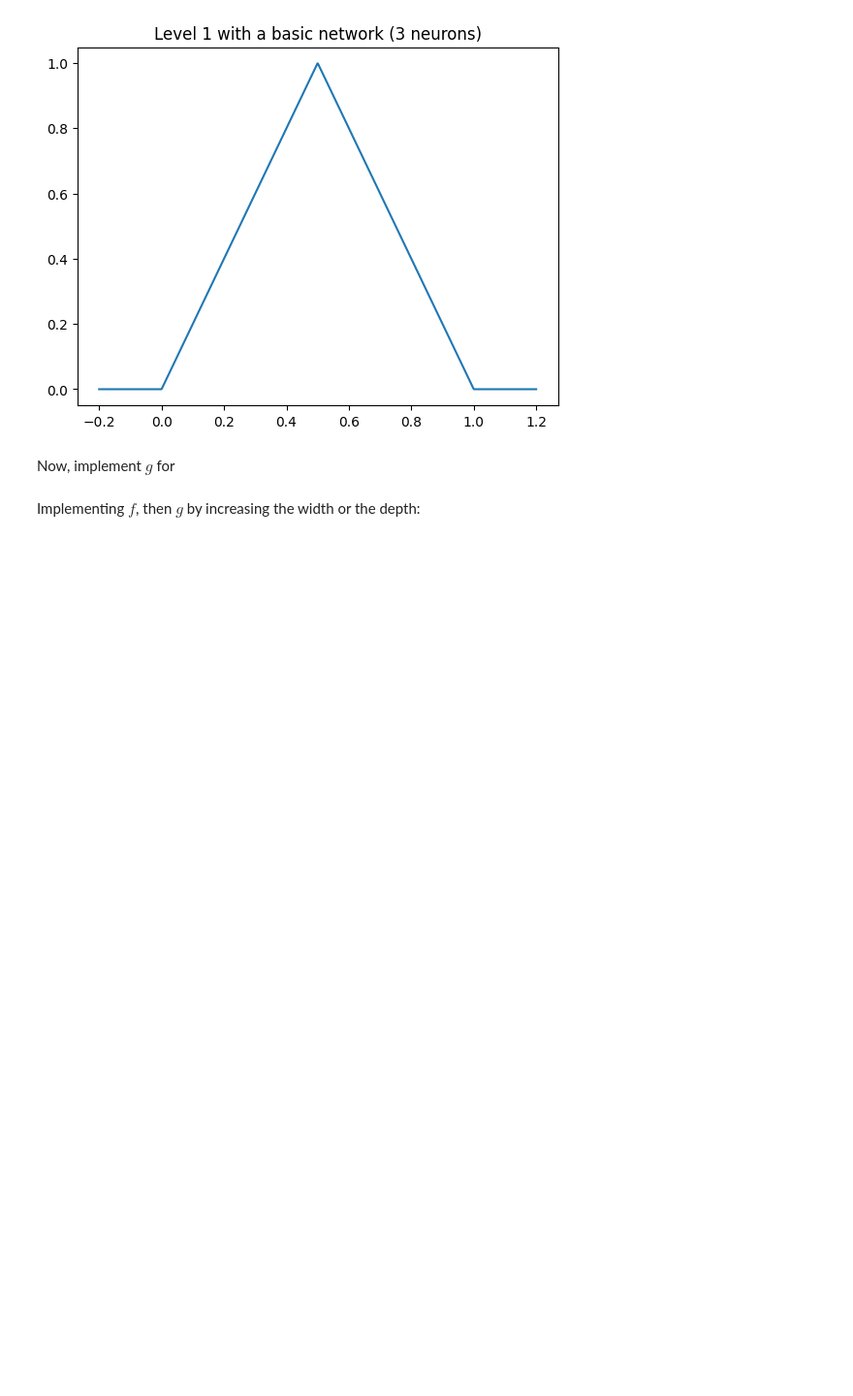
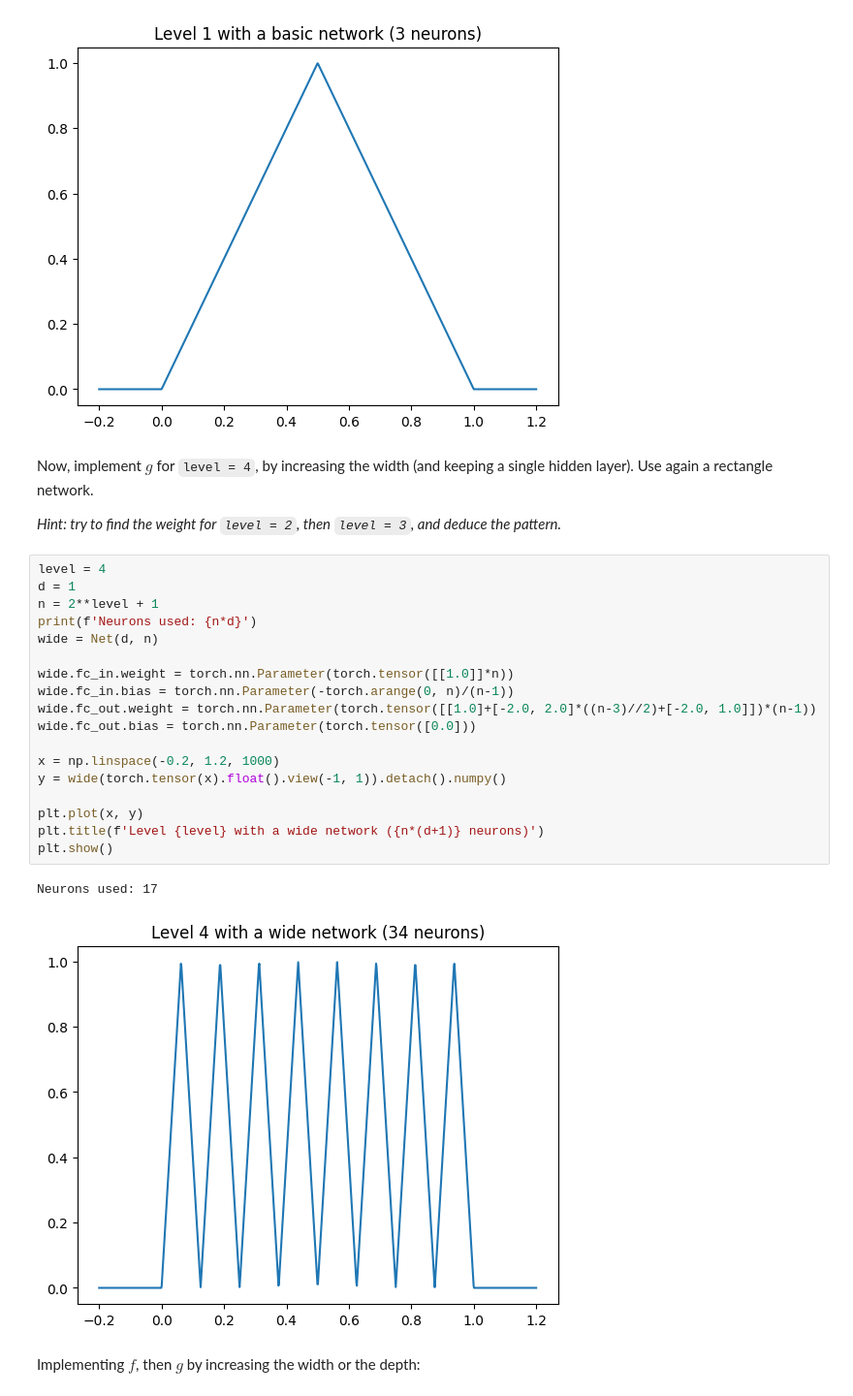
Before and after one commit to MICS-Lab/DeepLearningCourse, a Jupyter notebook: TD/DL_Practice_4_solutions.ipynb, the cells around one changed output. Shown at 97% size. Cells and saved outputs as stored; diff of their text form; blank space fills up the shorter version.

Commit message:
increasing the width

```diff
--- a/TD/DL_Practice_4_solutions.ipynb
+++ b/TD/DL_Practice_4_solutions.ipynb
@@ -84,7 +84,31 @@ plt.title(f'Level 1 with a basic network (3 neurons)')
 plt.show()
 # %% [output]
 [figure]
-# %% [markdown]
-Now, implement $g$ for
+# %% [markdown]
+Now, implement $g$ for `level = 4`, by increasing the width (and keeping a single hidden layer).
+Use again a rectangle network.
+
+*Hint: try to find the weight for `level = 2`, then `level = 3`, and deduce the pattern.*
+# %%
+level = 4
+d = 1
+n = 2**level + 1
+print(f'Neurons used: {n*d}')
+wide = Net(d, n)
+
+wide.fc_in.weight = torch.nn.Parameter(torch.tensor([[1.0]]*n))
+wide.fc_in.bias = torch.nn.Parameter(-torch.arange(0, n)/(n-1))
+wide.fc_out.weight = torch.nn.Parameter(torch.tensor([[1.0]+[-2.0, 2.0]*((n-3)//2)+[-2.0, 1.0]])*(n-1))
+wide.fc_out.bias = torch.nn.Parameter(torch.tensor([0.0]))
+
+x = np.linspace(-0.2, 1.2, 1000)
+y = wide(torch.tensor(x).float().view(-1, 1)).detach().numpy()
+
+plt.plot(x, y)
+plt.title(f'Level {level} with a wide network ({n*(d+1)} neurons)')
+plt.show()
+# %% [output]
+Neurons used: 17
+[figure, added]
 # %% [markdown]
 Implementing $f$, then $g$ by increasing the width or the depth:
```
